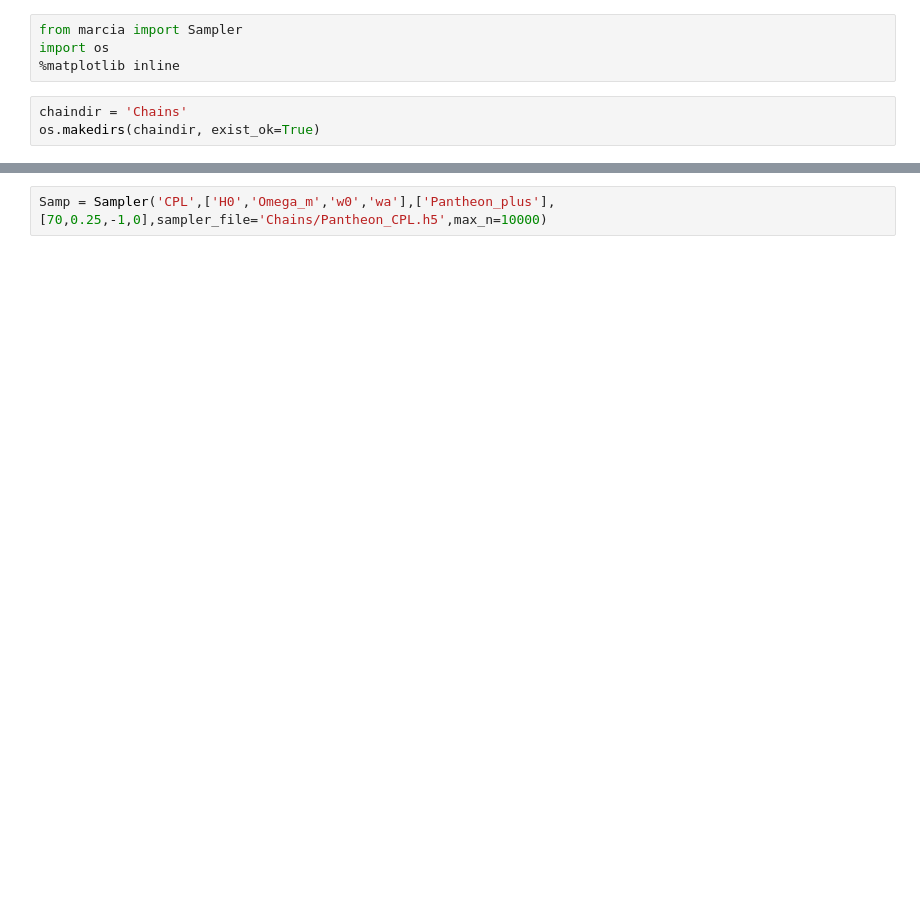
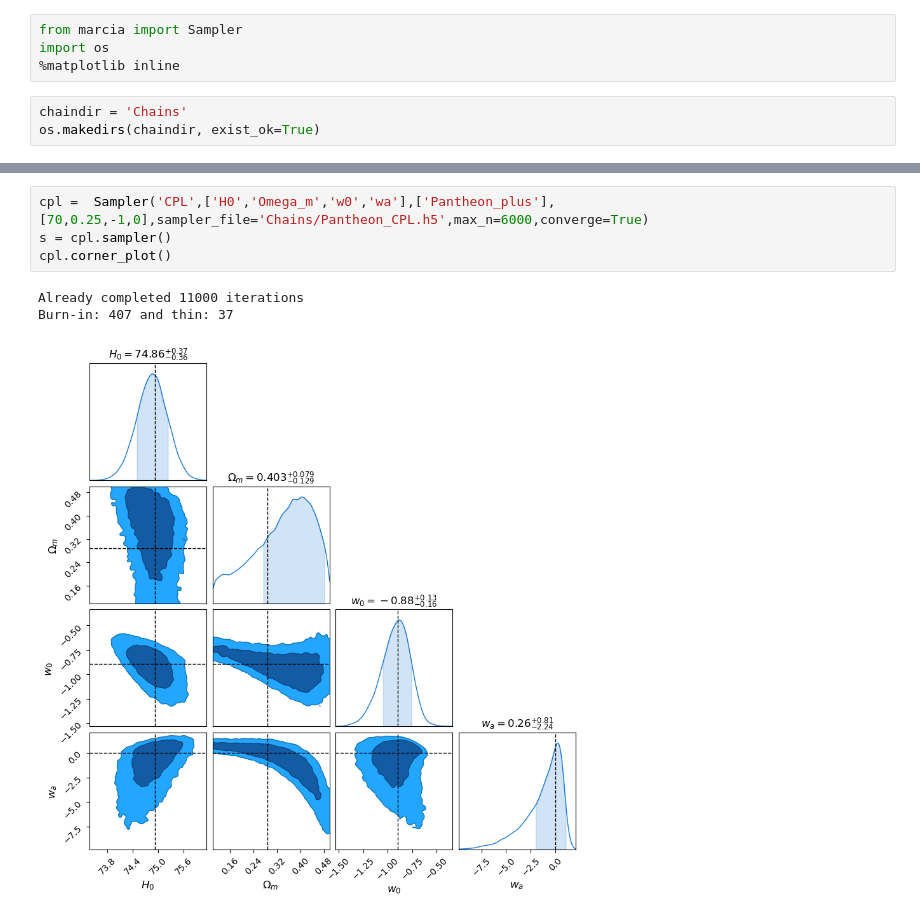
Before and after one commit to antolonappan/isotropy, a Jupyter notebook: Likelihood.ipynb, the cells around one changed output, grey strips where cells are left out. Saved outputs shown, nothing was run; the diff lists cells and outputs as text; blank space fills up the shorter version.

```diff
--- a/Likelihood.ipynb
+++ b/Likelihood.ipynb
@@ -23,2 +27,8 @@ WARNING:chainconsumer:Parameter $w_0$ in chain Chain 0 is not constrained
 # %%
-Samp = Sampler('CPL',['H0','Omega_m','w0','wa'],['Pantheon_plus'],[70,0.25,-1,0],sampler_file='Chains/Pantheon_CPL.h5',max_n=10000)
+cpl =  Sampler('CPL',['H0','Omega_m','w0','wa'],['Pantheon_plus'],[70,0.25,-1,0],sampler_file='Chains/Pantheon_CPL.h5',max_n=6000,converge=True)
+s = cpl.sampler()
+cpl.corner_plot()
+# %% [output]
+Already completed 11000 iterations
+Burn-in: 407 and thin: 37
+[figure, added]
```
Also changed, not shown: parts of 7 cells of this notebook, 8 other files.
